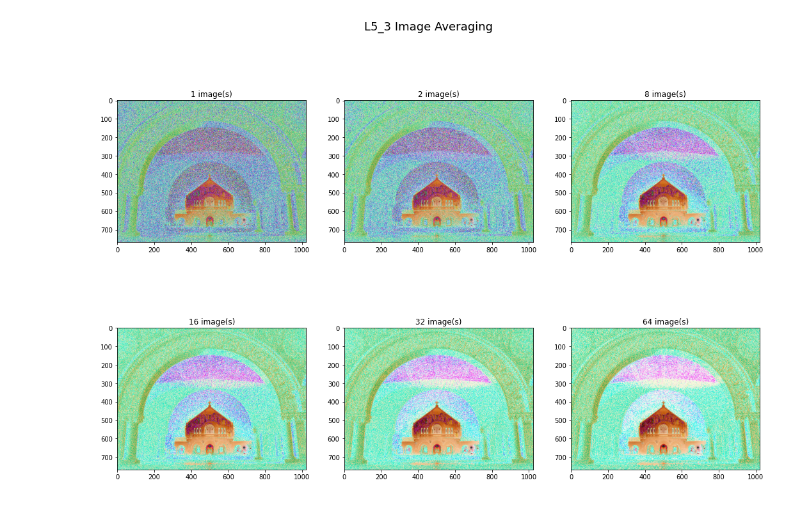
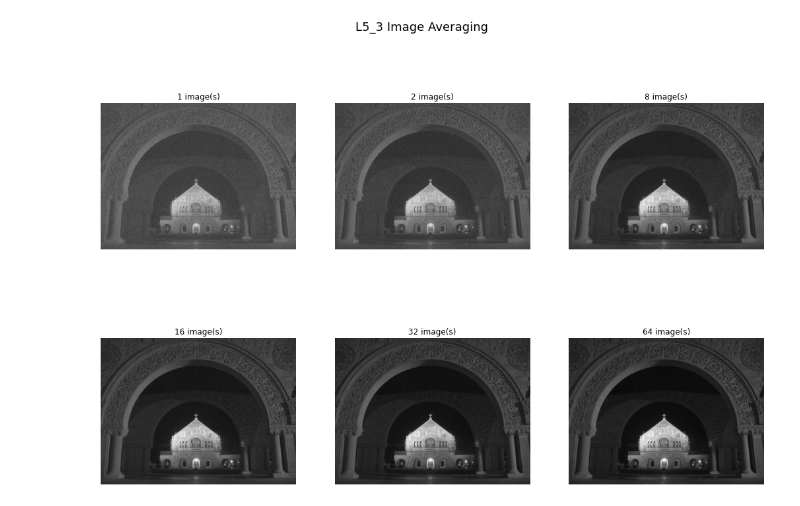
Before and after one commit to HienNguyenMinh/ImageProcessing, a Jupyter notebook: L5_3_Image_Averaging.ipynb, the cells around one changed output. Saved outputs shown, nothing was run; the diff lists cells and outputs as text; code cells hidden in the pictures.

```diff
--- a/L5_3_Image_Averaging.ipynb
+++ b/L5_3_Image_Averaging.ipynb
@@ -20,51 +20,48 @@ import matplotlib.pyplot as plt
 import os
 from skimage import color
 
+#define im2double
+def im2double(img):
+    return cv2.normalize(img.astype('float'), None, 0.0, 1.0, cv2.NORM_MINMAX)
+
 #Define noise_gauss that adds gaussian noisy to image
 #Input:
 #   image: original image
 #   m: mean value
 #   v: varriance value
 #Output: return noisyImage after adding gaussian noisy
 def noisy_gauss(image, m, v):
-   row,col,ch = image.shape
+   row,col = image.shape
    mean = m
    var = v
    sigma = var**0.5
-   gauss = np.random.normal(mean,sigma,(row,col,ch))
-   gauss = gauss.reshape(row,col,ch)
+   gauss = np.random.normal(mean,sigma,(row,col))
+   gauss = gauss.reshape(row,col)
    noisyImg = image + gauss
    return noisyImg
 
 #read image
-Img = cv2.imread('/content/Images/quadnight.jfif');
-#Convert image to rgb2gray
-#Img = cv2.cvtColor(Img, cv2.COLOR_BGR2GRAY);
-
+Img = im2double(cv2.imread('/content/Images/quadnight.jfif', cv2.IMREAD_GRAYSCALE))
 
 nArray = [1, 2, 8, 16, 32, 64];
 #Create a subplot with rows, columns to show multiple image
 fig, ax = plt.subplots(2,len(nArray)//2, figsize=(18,12));
-row = 0;
-col = 0;
 #repeat over number of sample images
-for index in range(len(nArray)):
-  N = nArray[index];
+for i in range(len(nArray)):
+  N = nArray[i];
   avgImg = np.zeros(Img.shape); #initialize an empty image
 
   for j in range(N):
     noisyImg = noisy_gauss(Img, 0, 0.01);
     avgImg = avgImg + noisyImg;
 
+  avgImg = avgImg / N;
   #show image
-  avgImg = avgImg / N;
-  row = index//3;
-  ax[row,col].imshow((avgImg*255).astype(np.uint8));
-  ax[row,col].set_title(str(N) + ' image(s)');
+  plt.subplot(2, len(nArray)//2, i+1)
+  plt.imshow(avgImg, cmap='gray'), plt.title(str(N) + ' image(s)')
+  plt.axis('off')
 
-  col +=1;
-  if col > 2: col = 0;
 plt.suptitle('L5_3 Image Averaging', fontsize = 18);
 plt.show();
 # %% [output]
-[figure, old version]
+[figure, new version]
```
